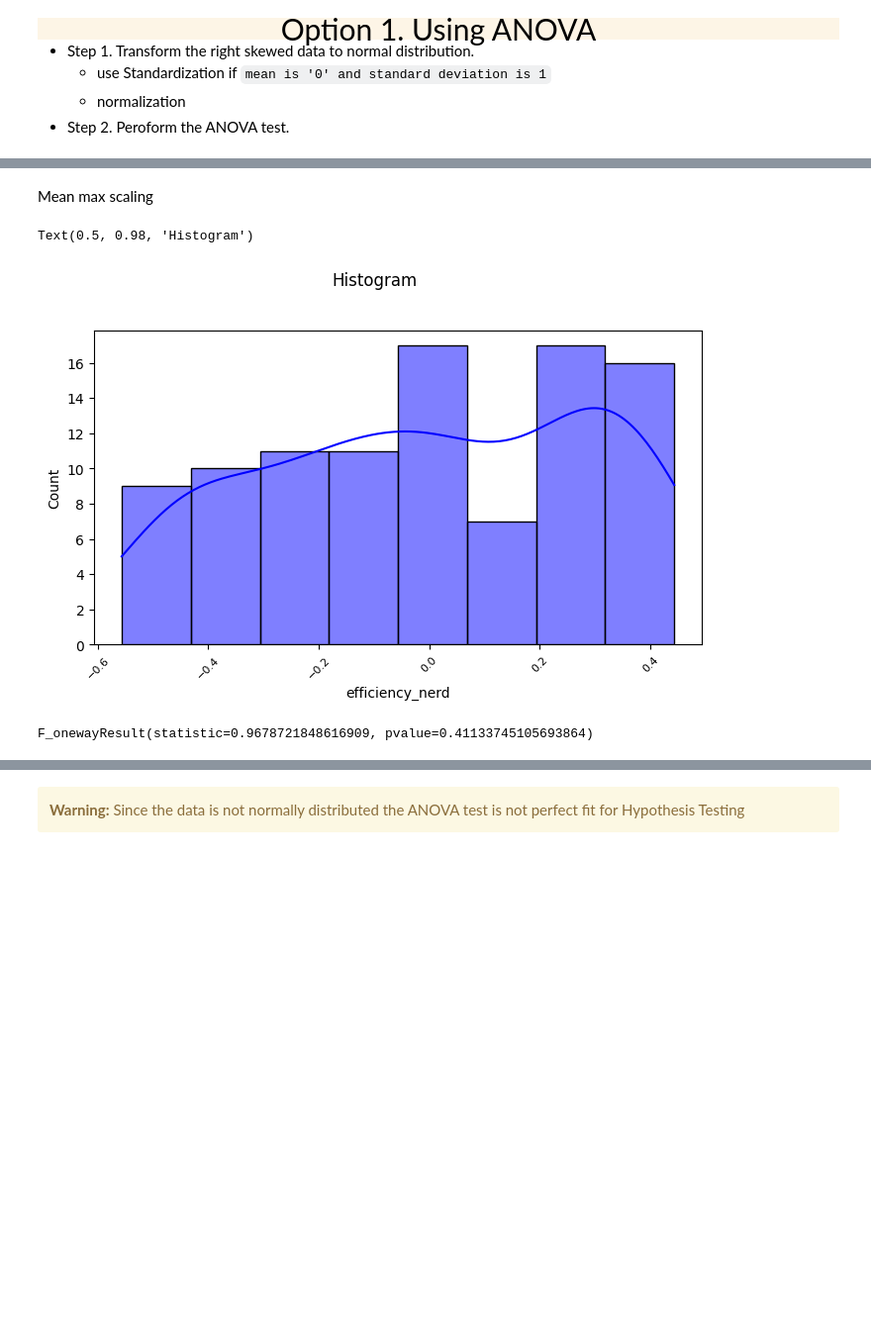
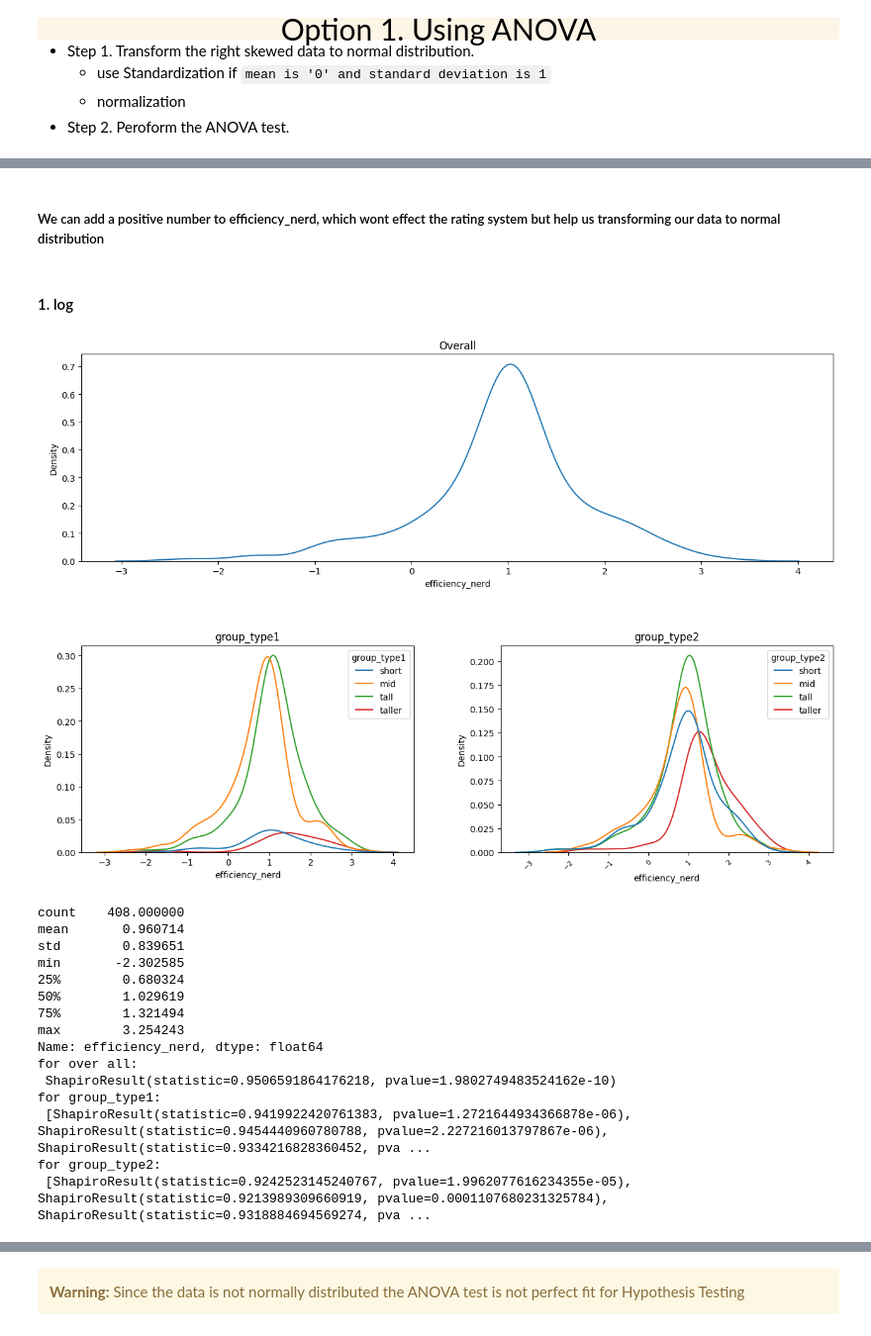
Before and after one commit to manab36/Data-Analysis, a Jupyter notebook: basketball_players_hypothesis_testing.ipynb, the cells around one changed output, grey strips where cells are left out. Shown at 99% size. Drawn from its saved outputs; the diff is of its cells as text; code cells hidden in the pictures; blank space fills up the shorter version.

```diff
--- a/basketball_players_hypothesis_testing.ipynb
+++ b/basketball_players_hypothesis_testing.ipynb
@@ -535,11 +279,0 @@ htest_groups= [htest_g1, htest_g2, htest_g3, htest_g4]
-# %%
-i=0
-fig= plt.figure(figsize=(16,10))
-for htest_g in htest_groups:
-    i+=1
-
-
-    plt.subplot(2,2,i)
-    sns.histplot(data=htest_g,x= "efficiency_nerd", color="blue", kde= True)
-    plt.xticks(rotation=45,fontsize=8)
-    print(f"group {i}: {shapiro(htest_g["efficiency_nerd"])}")
@@ -587,2 +334,0 @@ Standard deviation: 0.6861904642667214
-# %% [markdown]
-Mean max scaling
@@ -592,16 +335,50 @@ cleaned_htest_nerd_df_2["efficiency_nerd"] =( cleaned_htest_nerd_df_2["efficienc
-# %%
-fig= plt.figure(figsize=(8,5))
-
-plt.subplot(111)
-sns.histplot(data=cleaned_htest_nerd_df_2,x= "efficiency_nerd", color="blue", kde= True)
-
-fig.tight_layout(pad=5.0)
-plt.xticks(rotation=45,fontsize=8)
-fig.suptitle("Histogram")
-# %% [output]
-Text(0.5, 0.98, 'Histogram')
-[figure, removed]
-# %%
-f_oneway(htest_g1["efficiency_nerd"], htest_g2["efficiency_nerd"], htest_g3["efficiency_nerd"], htest_g4["efficiency_nerd"])
-# %% [output]
-F_onewayResult(statistic=0.9678721848616909, pvalue=0.41133745105693864)
+# %% [markdown]
+##### We can add a positive number to efficiency_nerd, which wont effect the rating system but help us transforming our data to normal distribution
+# %%
+anova_df= htest_nerd_df.copy(deep=True)
+anova_df["efficiency_nerd"]= htest_nerd_df["efficiency_nerd"]+ 3.0
+# %% [markdown]
+#### 1. log
+# %%
+new_df= anova_df.copy(deep=True)
+
+new_df["efficiency_nerd"]= np.log(new_df["efficiency_nerd"])
+
+fig= plt.figure(figsize=(14,10))
+
+plt.subplot(211).title.set_text('Overall')
+sns.kdeplot(data= new_df, x= "efficiency_nerd")
+
+plt.subplot(223).title.set_text('group_type1')
+sns.kdeplot(data= new_df, x= "efficiency_nerd", hue= "group_type1")
+plt.subplot(224).title.set_text('group_type2')
+sns.kdeplot(data= new_df, x= "efficiency_nerd", hue= "group_type2")
+
+fig.tight_layout(pad=5.0)
+plt.xticks(rotation=45,fontsize=8)
+plt.show()
+
+
+print(new_df["efficiency_nerd"].describe())
+print("for over all: \n", shapiro(new_df["efficiency_nerd"]))
+print("for group_type1:\n", [shapiro(new_df[new_df["group_type1"]== i]["efficiency_nerd"]) for i in new_df["group_type1"].unique()])
+print("for group_type2:\n", [shapiro(new_df[new_df["group_type2"]== i]["efficiency_nerd"]) for i in new_df["group_type2"].unique()])
+
+del(new_df)
+# %% [output]
+[figure, added]
+count    408.000000
+mean       0.960714
+std        0.839651
+min       -2.302585
+25%        0.680324
+50%        1.029619
+75%        1.321494
+max        3.254243
+Name: efficiency_nerd, dtype: float64
+for over all:
+ ShapiroResult(statistic=0.9506591864176218, pvalue=1.9802749483524162e-10)
+for group_type1:
+ [ShapiroResult(statistic=0.9419922420761383, pvalue=1.2721644934366878e-06), ShapiroResult(statistic=0.9454440960780788, pvalue=2.227216013797867e-06), ShapiroResult(statistic=0.9334216828360452, pva ...
+for group_type2:
+ [ShapiroResult(statistic=0.9242523145240767, pvalue=1.9962077616234355e-05), ShapiroResult(statistic=0.9213989309660919, pvalue=0.0001107680231325784), ShapiroResult(statistic=0.9318884694569274, pva ...
```
Also changed, not shown: parts of 45 cells of this notebook, 2 other files.
